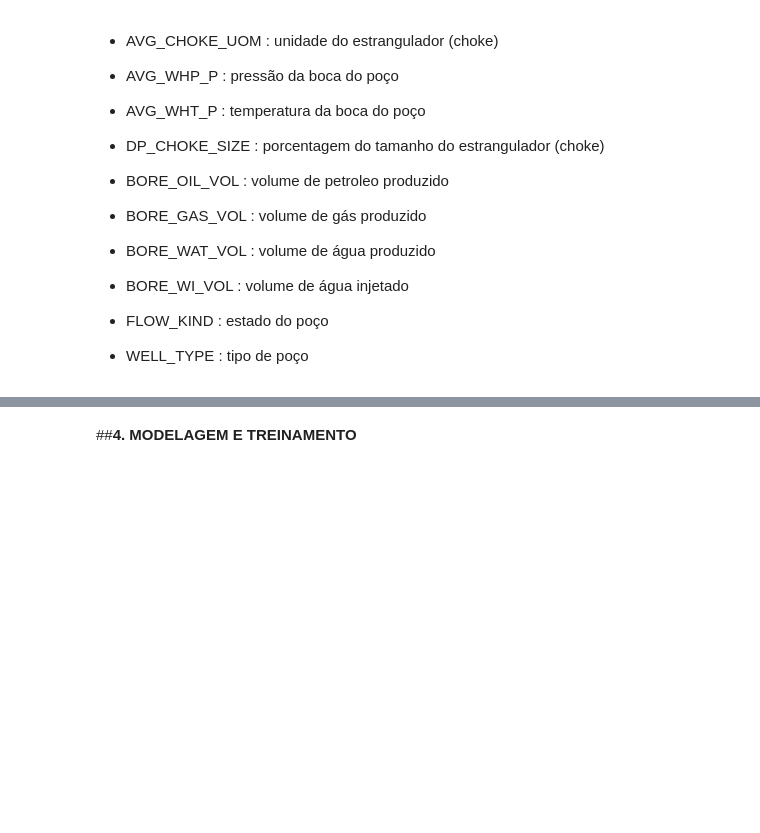
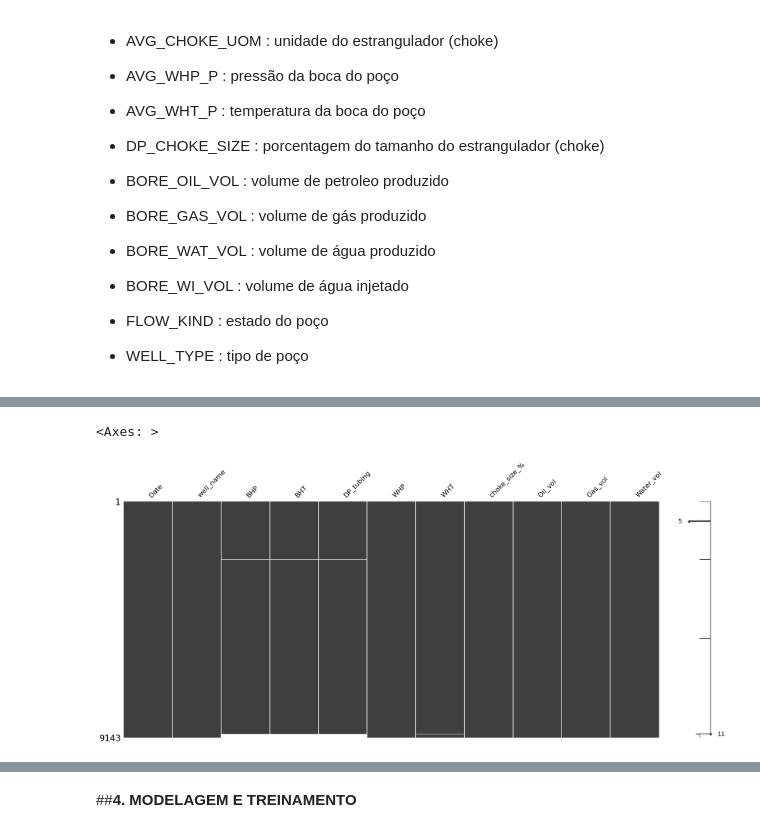
Before and after one commit to nestorpalacios/MVP2, a Jupyter notebook: MVP2_1.ipynb, the cells around one changed output, grey strips where cells are left out. Saved outputs shown, nothing was run; the diff lists cells and outputs as text; code cells hidden in the pictures; blank space fills up the shorter version.

```diff
--- a/MVP2_1.ipynb
+++ b/MVP2_1.ipynb
@@ -94,0 +131,9 @@ df_prod.sample(5)
+# %%
+# carga do dataset através de um arquivo
+file_1 = "https://raw.githubusercontent.com/nestorpalacios/MVP2/main/Volve_prd.xlsx" # arquivo fica no Github
+df_prod = pd.read_excel(file_1)
+
+# verifica o tipo de df_prod
+print(type(df_prod))
+
+df_prod.head()
@@ -94,0 +191,3 @@ df_prod.sample(5)
+# %%
+df_prod = df_prod[df_prod['WELL_TYPE']=='OP']
+df_prod.shape
@@ -94,0 +226,3 @@ df_prod.sample(5)
+# %%
+df_prod.rename(columns=column_names, inplace=True)
+df_prod.head()
@@ -94,0 +288,14 @@ df_prod.sample(5)
+# %%
+# salvando um novo dataset para tratamento de missings
+
+# recuperando os nomes das colunas
+col = list(df.columns)
+
+# o novo dataset irá conter todas as colunas do dataset original
+prodwellSemMissings = df[col[:]]
+
+# exibindo visualização matricial da nulidade do dataset
+ms.matrix(prodwellSemMissings)
+# %% [output]
+<Axes: >
+[figure, added]
```
Also changed, not shown: parts of 56 cells of this notebook.
